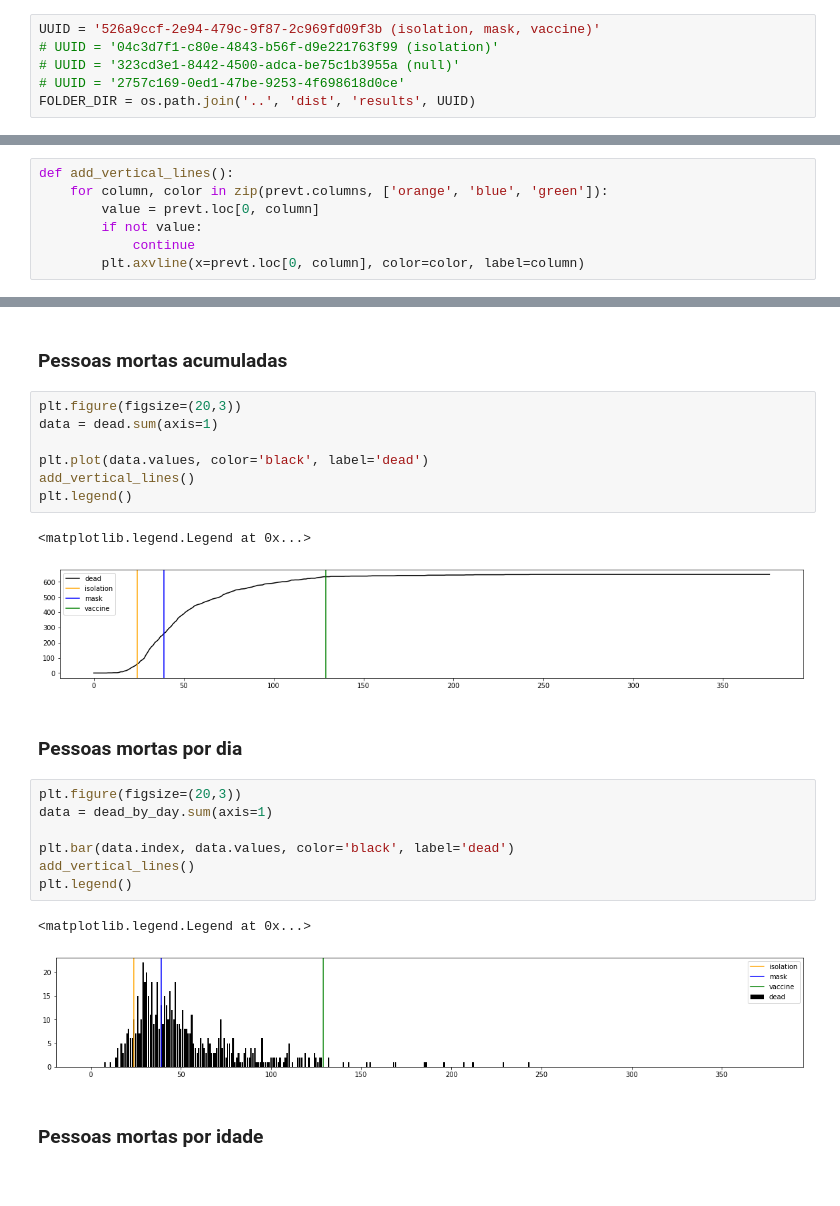
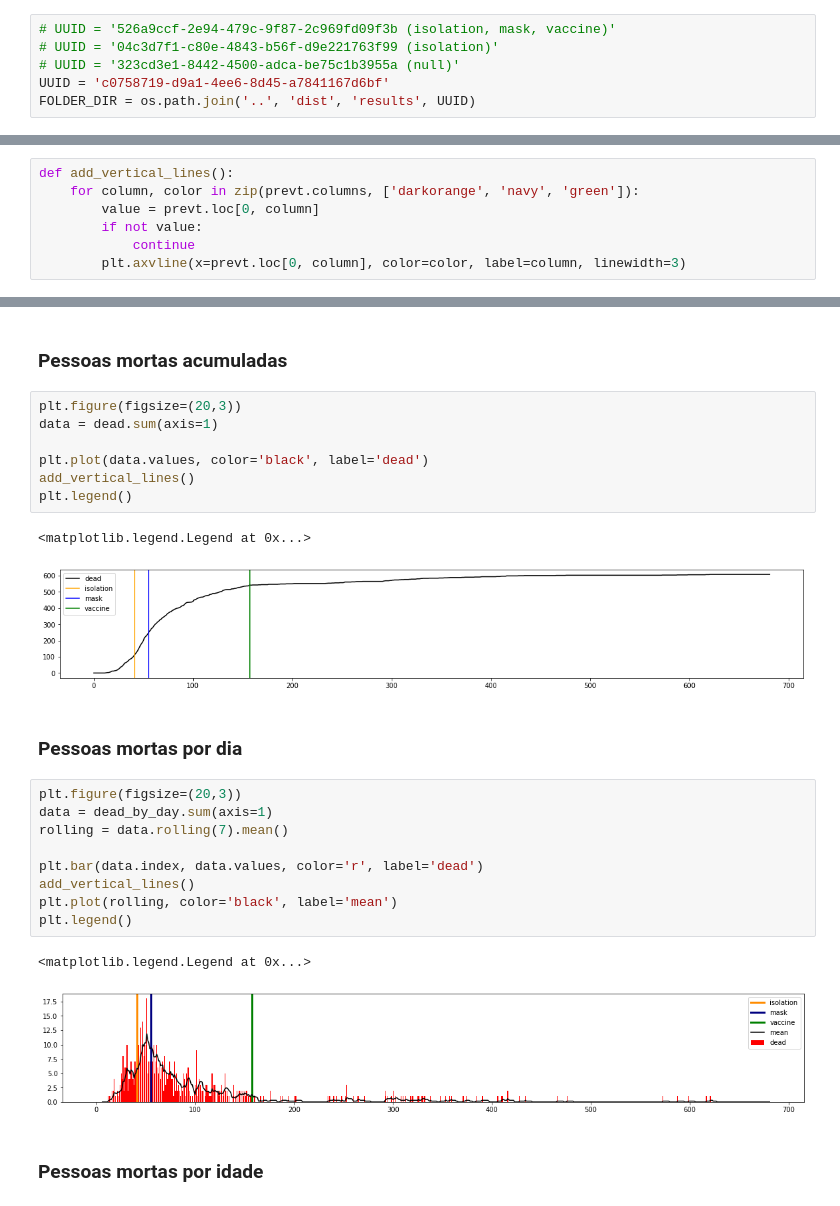
Before and after one commit to senavs/TTIC, a Jupyter notebook: notebooks/analytics.ipynb, the cells around one changed output, grey strips where cells are left out. Cells and saved outputs as stored; diff of their text form.

```diff
--- a/notebooks/analytics.ipynb
+++ b/notebooks/analytics.ipynb
@@ -12,10 +13,10 @@ import matplotlib.pyplot as plt
 # %% [markdown]
 ## Load data
 # %%
-UUID = '526a9ccf-2e94-479c-9f87-2c969fd09f3b (isolation, mask, vaccine)'
+# UUID = '526a9ccf-2e94-479c-9f87-2c969fd09f3b (isolation, mask, vaccine)'
 # UUID = '04c3d7f1-c80e-4843-b56f-d9e221763f99 (isolation)'
 # UUID = '323cd3e1-8442-4500-adca-be75c1b3955a (null)'
-# UUID = '2757c169-0ed1-47be-9253-4f698618d0ce'
+UUID = 'c0758719-d9a1-4ee6-8d45-a7841167d6bf'
 FOLDER_DIR = os.path.join('..', 'dist', 'results', UUID)
 # %%
 cells = pd.read_csv(os.path.join(FOLDER_DIR, 'sheet', 'cells.csv'))
@@ -23,11 +24,11 @@ steps = pd.read_csv(os.path.join(FOLDER_DIR, 'sheet', 'steps.csv'))
 prevt = pd.read_csv(os.path.join(FOLDER_DIR, 'sheet', 'prevt.csv'))
 # %%
 def add_vertical_lines():
-    for column, color in zip(prevt.columns, ['orange', 'blue', 'green']):
+    for column, color in zip(prevt.columns, ['darkorange', 'navy', 'green']):
         value = prevt.loc[0, column]
         if not value:
             continue
-        plt.axvline(x=prevt.loc[0, column], color=color, label=column)
+        plt.axvline(x=prevt.loc[0, column], color=color, label=column, linewidth=3)
 # %% [markdown]
 ## Create filtered data
 # %%
@@ -89,19 +95,21 @@ add_vertical_lines()
 plt.legend()
 # %% [output]
 <matplotlib.legend.Legend at 0x...>
-[figure, old version]
+[figure, new version]
 # %% [markdown]
 ### Pessoas mortas por dia
 # %%
 plt.figure(figsize=(20,3))
 data = dead_by_day.sum(axis=1)
+rolling = data.rolling(7).mean()
 
-plt.bar(data.index, data.values, color='black', label='dead')
+plt.bar(data.index, data.values, color='r', label='dead')
 add_vertical_lines()
+plt.plot(rolling, color='black', label='mean')
 plt.legend()
 # %% [output]
 <matplotlib.legend.Legend at 0x...>
-[figure, old version]
+[figure, new version]
 # %% [markdown]
 ### Pessoas mortas por idade
 # %%
```
Also changed, not shown: parts of 5 cells of this notebook.
